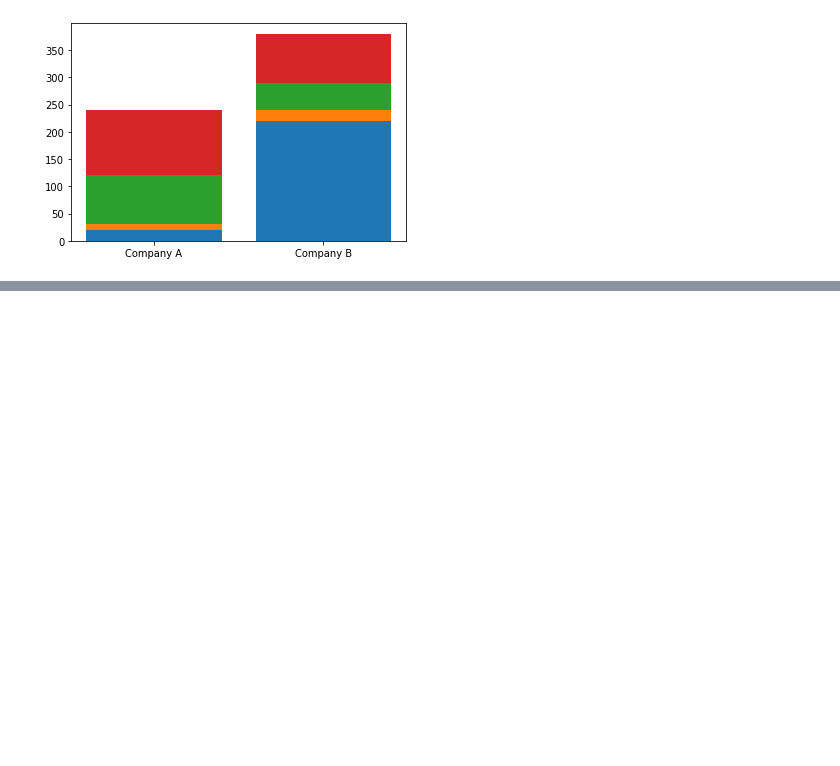
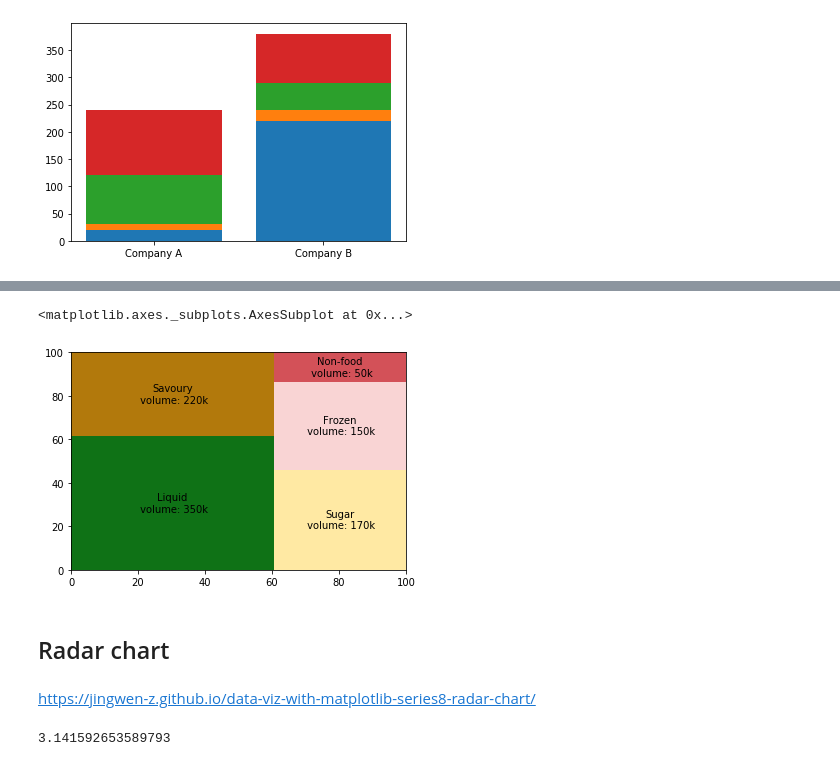
Before and after one commit to boomtoto/python_dataviz, a Jupyter notebook: VisualizeDataComparison.ipynb, the cells around one changed output, grey strips where cells are left out. Drawn from its saved outputs; the diff is of its cells as text; code cells hidden in the pictures; blank space fills up the shorter version.

```diff
--- a/VisualizeDataComparison.ipynb
+++ b/VisualizeDataComparison.ipynb
@@ -136,0 +178,10 @@ plt.bar([1,2],saledata.iloc[:,3],bottom=saledata.iloc[:,0]+saledata.iloc[:,1]+sa
+# %%
+squarify.plot(sizes=volume, label=labels,
+              color=color_list, alpha=1)
+# %% [output]
+<matplotlib.axes._subplots.AxesSubplot at 0x...>
+[figure, added]
+# %% [markdown]
+## Radar chart
+# %% [markdown]
+https://jingwen-z.github.io/data-viz-with-matplotlib-series8-radar-chart/
@@ -136,0 +191,4 @@ plt.bar([1,2],saledata.iloc[:,3],bottom=saledata.iloc[:,0]+saledata.iloc[:,1]+sa
+# %%
+pi
+# %% [output]
+3.141592653589793
```
Also changed, not shown: parts of 31 cells of this notebook, 2 other files.
